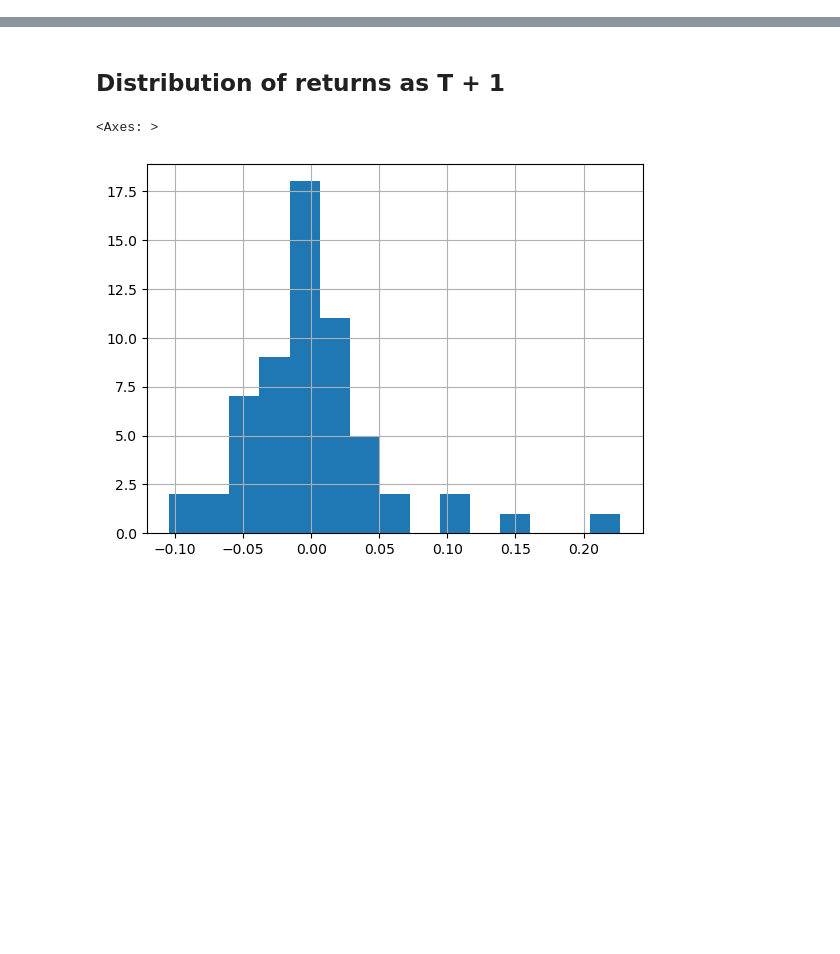
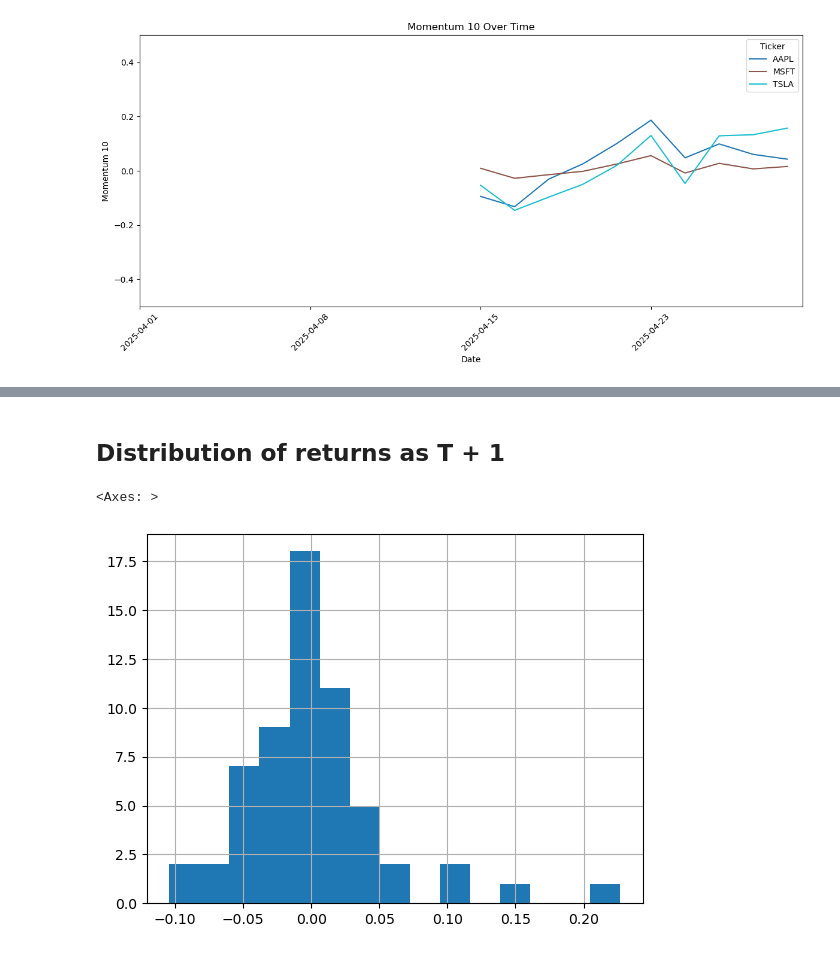
Before and after one commit to asacco-97/multimodal-stock-ranking, a Jupyter notebook: notebooks/eda.ipynb, the cells around one changed output, grey strips where cells are left out. Drawn from its saved outputs; the diff is of its cells as text; code cells hidden in the pictures; blank space fills up the shorter version.

```diff
--- a/notebooks/eda.ipynb
+++ b/notebooks/eda.ipynb
@@ -66,0 +92,4 @@ plot_stock_prices(df, "both", 5, 150, 600, 45)
+# %%
+plot_stock_metrics(df, "momentum_10", 5, -0.50, 0.50, 45)
+# %% [output]
+[figure, added]
```
Also changed, not shown: parts of 7 cells of this notebook, 1 other file.
